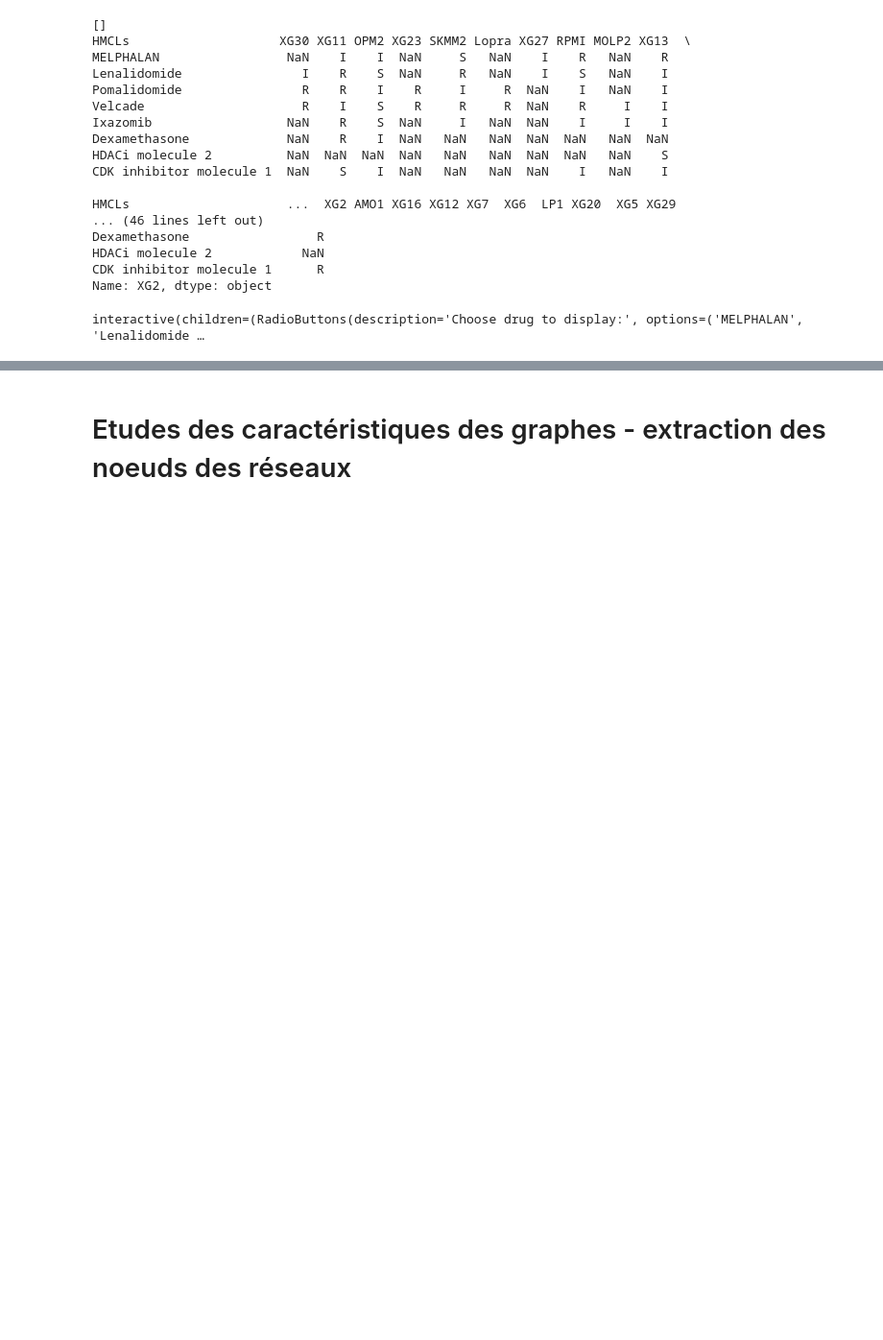
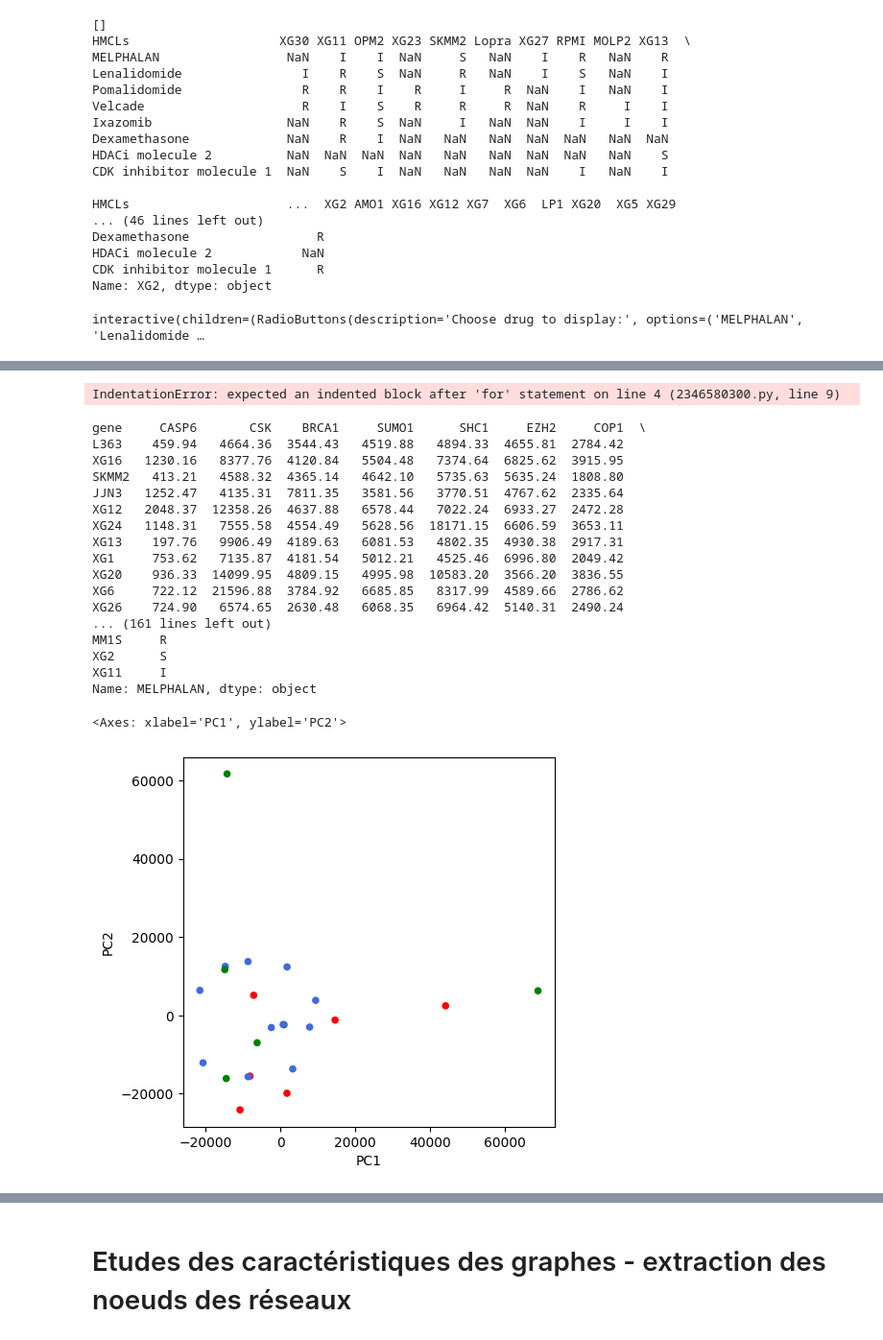
Before and after one commit to mbuffard/Projet_myelome, a Jupyter notebook: analyse_networks.ipynb, the cells around one changed output, grey strips where cells are left out. Shown at 96% size. Drawn from its saved outputs; the diff is of its cells as text; code cells hidden in the pictures; blank space fills up the shorter version.

```diff
--- a/analyse_networks.ipynb
+++ b/analyse_networks.ipynb
@@ -388,0 +539,61 @@ interactive(children=(RadioButtons(description='Choose drug to display:', option
+# %%
+go_terms=pd.read_csv("list_GO_DNA_damage_response.csv")
+# %%
+#print(transcriptome_df_melphalan[transcriptome_df_melphalan>8000])
+#print(union)
+
+for CL in union:
+    #transcriptome_df_melphalan[CL]=np.log10(transcriptome_df_melphalan[CL])
+    #print(transcriptome_df_melphalan[CL])
+    #print(CL)
+
+transcriptome_df_melphalan=transcriptome_df_melphalan.fillna(0)
+transcriptome_df_melphalan=transcriptome_df_melphalan.loc[list(go_terms.columns),:]
+'''
+with pd.option_context('display.max_rows', None):
+    display(transcriptome_df_melphalan)'''
+transcriptome_df_melphalan.to_csv("melpalan_nodes.csv")
+sns.clustermap((transcriptome_df_melphalan), col_colors=col_colors,row_cluster=False)
+# %% [output]
+IndentationError: expected an indented block after 'for' statement on line 4 (2346580300.py, line 9)
+# %%
+import pandas as pd
+import numpy as np
+from sklearn.decomposition import PCA
+
+
+transcriptome_df_melphalan=transcriptome_df_melphalan.transpose()
+transcriptome_df_melphalan=transcriptome_df_melphalan.fillna(0)
+print(transcriptome_df_melphalan)
+X_pca=pca.fit_transform(transcriptome_df_melphalan)
+pca_columns=['PC' + str(c) for c in range(1, X_pca.shape[1]+1, 1)]
+X_pca = pd.DataFrame(X_pca, index=transcriptome_df_melphalan.index, columns=pca_columns)
+X_pca
+dict_colors = {'S': 'green', 'I': 'royalblue', 'R': 'red'}
+print(union)
+print(series_drug[list(union)])
+y=series_drug[list(union)]
+print(y)
+y_colors = [dict_colors[yi] for yi in y]
+
+X_pca.plot(x='PC1', y='PC2', kind='scatter', figsize=(5, 5), color=y_colors)
+# %% [output]
+gene     CASP6       CSK    BRCA1     SUMO1      SHC1     EZH2     COP1  \
+L363    459.94   4664.36  3544.43   4519.88   4894.33  4655.81  2784.42
+XG16   1230.16   8377.76  4120.84   5504.48   7374.64  6825.62  3915.95
+SKMM2   413.21   4588.32  4365.14   4642.10   5735.63  5635.24  1808.80
+JJN3   1252.47   4135.31  7811.35   3581.56   3770.51  4767.62  2335.64
+XG12   2048.37  12358.26  4637.88   6578.44   7022.24  6933.27  2472.28
+XG24   1148.31   7555.58  4554.49   5628.56  18171.15  6606.59  3653.11
+XG13    197.76   9906.49  4189.63   6081.53   4802.35  4930.38  2917.31
+XG1     753.62   7135.87  4181.54   5012.21   4525.46  6996.80  2049.42
+XG20    936.33  14099.95  4809.15   4995.98  10583.20  3566.20  3836.55
+XG6     722.12  21596.88  3784.92   6685.85   8317.99  4589.66  2786.62
+XG26    724.90   6574.65  2630.48   6068.35   6964.42  5140.31  2490.24
+... (161 lines left out)
+MM1S     R
+XG2      S
+XG11     I
+Name: MELPHALAN, dtype: object
+<Axes: xlabel='PC1', ylabel='PC2'>
+[figure, added]
```
Also changed, not shown: parts of 16 cells of this notebook.
